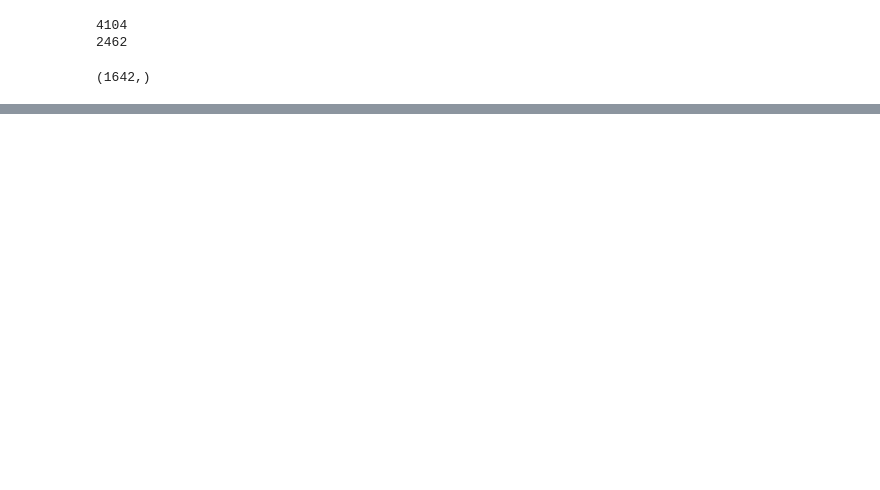
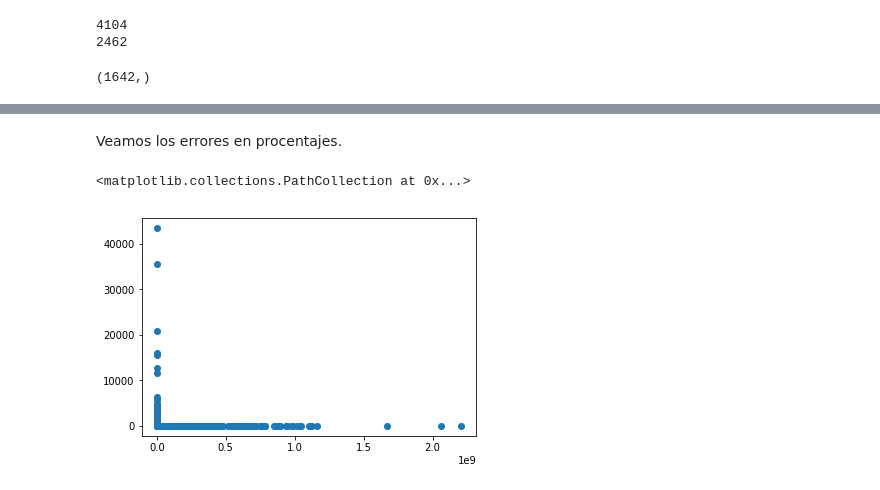
Before and after one commit to Byhako/Platzy, a Jupyter notebook: ai/Modelacion.ipynb, the cells around one changed output, grey strips where cells are left out. Cells and saved outputs as stored; diff of their text form; code cells hidden in the pictures; blank space fills up the shorter version.

```diff
--- a/ai/Modelacion.ipynb
+++ b/ai/Modelacion.ipynb
@@ -46,0 +76,8 @@ plt.hist(predicted)
+# %% [markdown]
+Veamos los errores en procentajes.
+# %%
+absolute_residuals =  np.abs(residuals) / y_test
+plt.scatter(y_test, absolute_residuals)
+# %% [output]
+<matplotlib.collections.PathCollection at 0x...>
+[figure, added]
```
Also changed, not shown: parts of 13 cells of this notebook, 1 other file.
